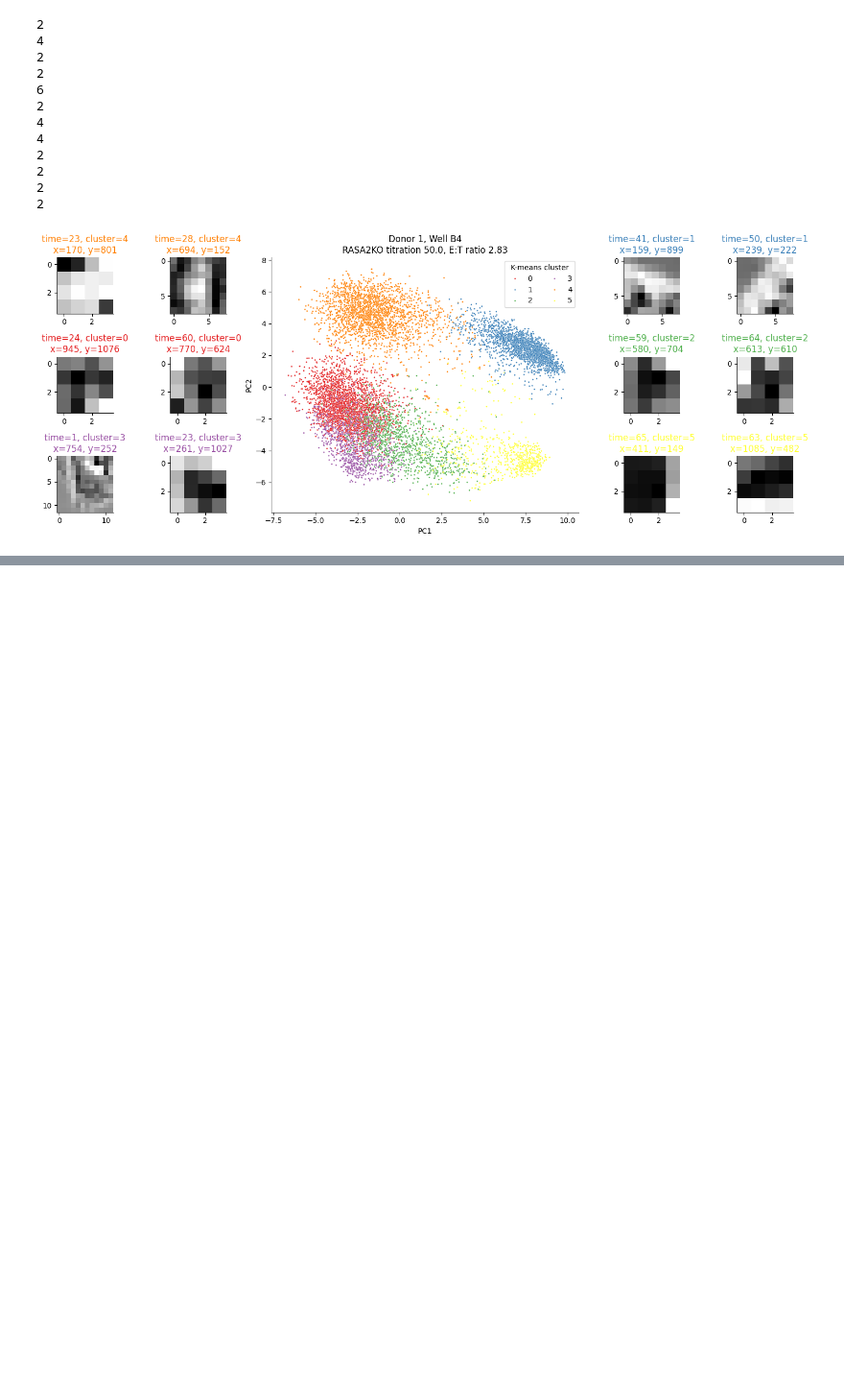
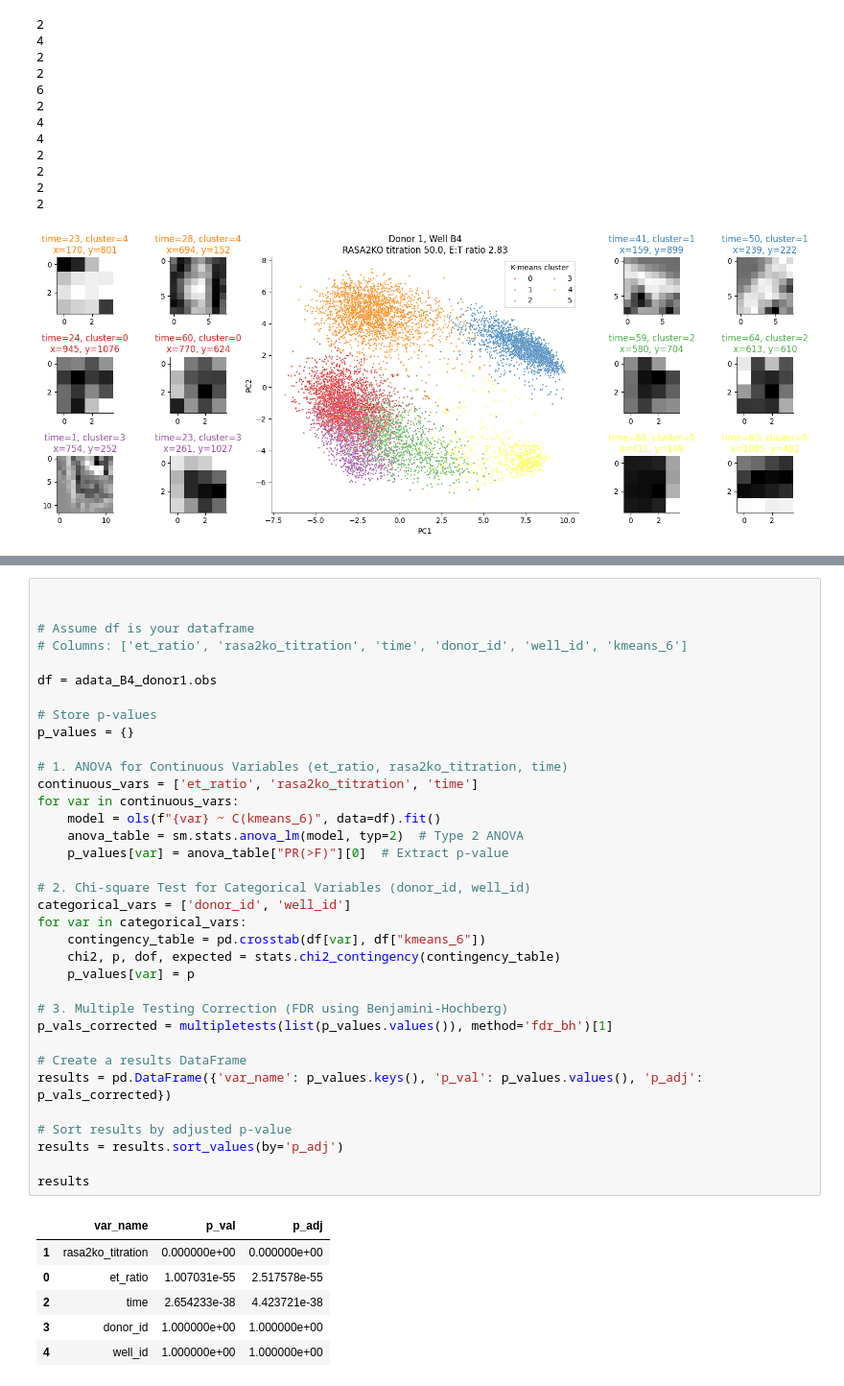
Before and after one commit to bee-hive/sflcba, a Jupyter notebook: analyze_sift_embedding.ipynb, the cells around one changed output, grey strips where cells are left out. Shown at 96% size. Drawn from its saved outputs; the diff is of its cells as text; blank space fills up the shorter version.

Commit message:
add pilot for statistical testing section

```diff
--- a/analyze_sift_embedding.ipynb
+++ b/analyze_sift_embedding.ipynb
@@ -221,0 +238,42 @@ plt.show()
+# %%
+
+
+# Assume df is your dataframe
+# Columns: ['et_ratio', 'rasa2ko_titration', 'time', 'donor_id', 'well_id', 'kmeans_6']
+
+df = adata_B4_donor1.obs
+
+# Store p-values
+p_values = {}
+
+# 1. ANOVA for Continuous Variables (et_ratio, rasa2ko_titration, time)
+continuous_vars = ['et_ratio', 'rasa2ko_titration', 'time']
+for var in continuous_vars:
+    model = ols(f"{var} ~ C(kmeans_6)", data=df).fit()
+    anova_table = sm.stats.anova_lm(model, typ=2)  # Type 2 ANOVA
+    p_values[var] = anova_table["PR(>F)"][0]  # Extract p-value
+
+# 2. Chi-square Test for Categorical Variables (donor_id, well_id)
+categorical_vars = ['donor_id', 'well_id']
+for var in categorical_vars:
+    contingency_table = pd.crosstab(df[var], df["kmeans_6"])
+    chi2, p, dof, expected = stats.chi2_contingency(contingency_table)
+    p_values[var] = p
+
+# 3. Multiple Testing Correction (FDR using Benjamini-Hochberg)
+p_vals_corrected = multipletests(list(p_values.values()), method='fdr_bh')[1]
+
+# Create a results DataFrame
+results = pd.DataFrame({'var_name': p_values.keys(), 'p_val': p_values.values(), 'p_adj': p_vals_corrected})
+
+# Sort results by adjusted p-value
+results = results.sort_values(by='p_adj')
+
+results
+# %% [output]
+|  | var_name | p_val | p_adj |
+| 1 | rasa2ko_titration | 0.000000e+00 | 0.000000e+00 |
+| 0 | et_ratio | 1.007031e-55 | 2.517578e-55 |
+| 2 | time | 2.654233e-38 | 4.423721e-38 |
+| 3 | donor_id | 1.000000e+00 | 1.000000e+00 |
+| 4 | well_id | 1.000000e+00 | 1.000000e+00 |
```
Also changed, not shown: parts of 6 cells of this notebook.
